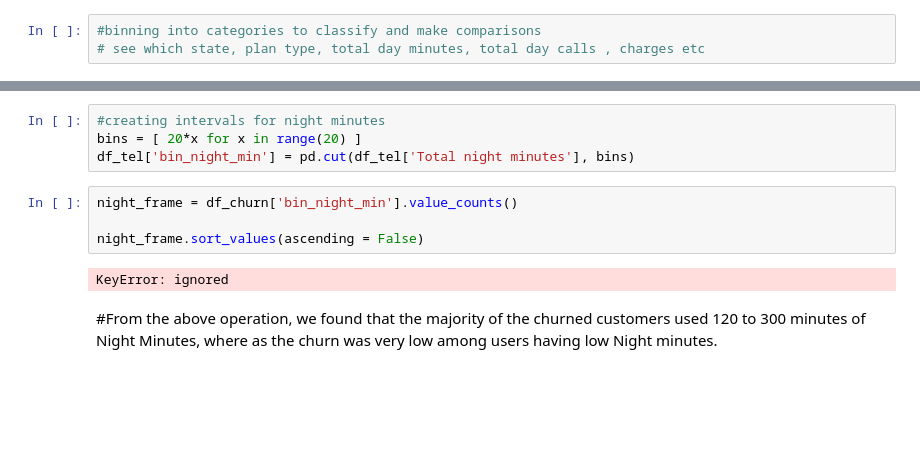
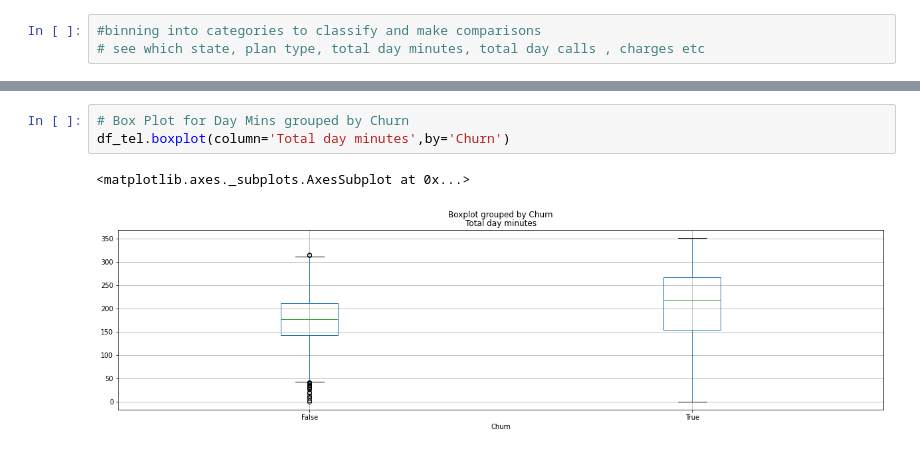
Before and after one commit to Ashvin-Vargez/Telecom-Churn-Analysis-EDA-Project-, a Jupyter notebook: eda_Telecom_Churn_Analysis_Capstone_Project.ipynb, the cells around one changed output, grey strips where cells are left out. Cells and saved outputs as stored; diff of their text form; blank space fills up the shorter version.

```diff
--- a/eda_Telecom_Churn_Analysis_Capstone_Project.ipynb
+++ b/eda_Telecom_Churn_Analysis_Capstone_Project.ipynb
@@ -484,12 +487,6 @@ df_tel.describe().transpose()
-# %%
-#creating intervals for night minutes
-bins = [ 20*x for x in range(20) ]
-df_tel['bin_night_min'] = pd.cut(df_tel['Total night minutes'], bins)
-# %%
-night_frame = df_churn['bin_night_min'].value_counts()
-
-night_frame.sort_values(ascending = False)
-# %% [output]
-KeyError: ignored
-# %% [markdown]
-#From the above operation, we found that the majority of the churned customers used 120 to 300 minutes of Night Minutes, where as the churn was very low among users having low Night minutes.
+# %%
+# Box Plot for Day Mins grouped by Churn
+df_tel.boxplot(column='Total day minutes',by='Churn')
+# %% [output]
+<matplotlib.axes._subplots.AxesSubplot at 0x...>
+[figure, added]
```
Also changed, not shown: parts of 15 cells of this notebook.
